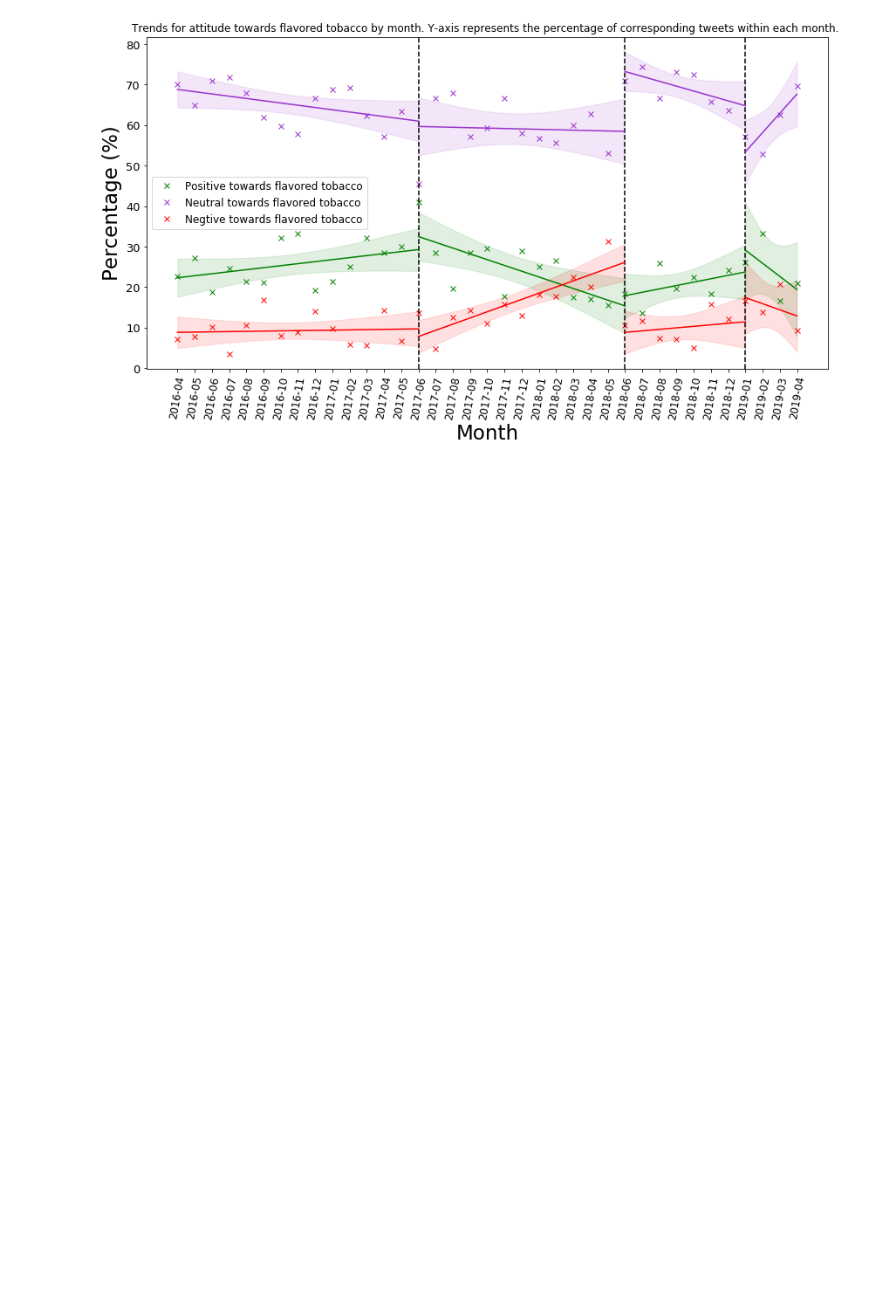
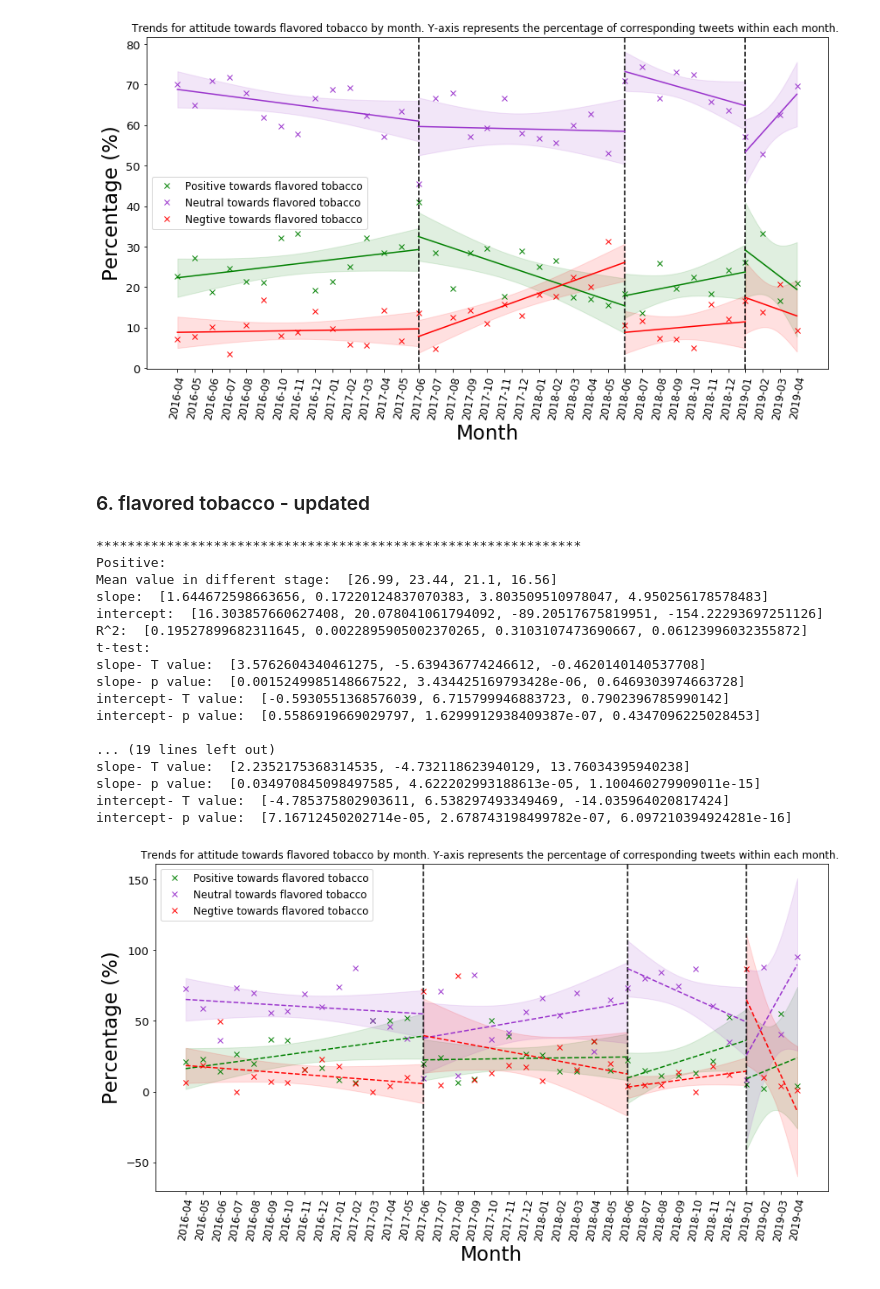
Before and after one commit to meettyj/Tobacco-on-Twitter, a Jupyter notebook: revision/figure_weight_sentiment_exp1.ipynb, the cells around one changed output. Drawn from its saved outputs; the diff is of its cells as text; code cells hidden in the pictures; blank space fills up the shorter version.

```diff
--- a/revision/figure_weight_sentiment_exp1.ipynb
+++ b/revision/figure_weight_sentiment_exp1.ipynb
@@ -517,3 +733,65 @@ slope- p value:  [2.4435072222287244e-12, 6.226195371683308e-07, 0.0011336595316
 intercept- T value:  [12.625575931221793, -2.700418225370891, -4.020279560897649]
 intercept- p value:  [4.333912335273308e-12, 0.011119183573122915, 0.0002943994001935337]
 [figure]
+# %% [markdown]
+### 6. flavored tobacco - updated
+# %%
+plt.figure(figsize=(14,7))
+
+# print(x)
+itemNum = len(x)
+# print(itemNum)
+
+plt.plot(x, proportion_flavored_tobacco_positive_weight_list, 'gx', label='Positive towards flavored tobacco')
+plt.plot(x, proportion_flavored_tobacco_neutral_weight_list, 'x', color='darkorchid', label='Neutral towards flavored tobacco')
+plt.plot(x, proportion_flavored_tobacco_negative_weight_list, 'rx', label='Negtive towards flavored tobacco')
+
+
+plt.legend()
+# plt.vlines(6, 0, 1, colors = "black", linestyles = "dashed")
+plt.axvline(14, hold=None,color='black',linestyle="--")
+# plt.annotate(s = 'Proposal', xy=(4,-0.3))
+plt.axvline(26, hold=None,color='black',linestyle="--")
+# plt.annotate(s = 'Approved', xy=(16,-0.3))
+plt.axvline(33, hold=None,color='black',linestyle="--")
+# plt.annotate(s = 'Enforcement ', xy=(23,-0.3))
+
+print('**************************************************************')
+print('Positive: ')
+drawRegressionLine_four_section(proportion_flavored_tobacco_positive_weight_list, color='g',linestyle="--")
+print()
+print('Neutral: ')
+drawRegressionLine_four_section(proportion_flavored_tobacco_neutral_weight_list, color='darkorchid',linestyle="--")
+print()
+print('Negative: ')
+drawRegressionLine_four_section(proportion_flavored_tobacco_negative_weight_list, color='r',linestyle="--")
+
+plt.rc('legend', fontsize=12)
+plt.rc('ytick', labelsize=13)
+plt.rc('xtick', labelsize=12)
+
+plt.xticks(rotation=80)
+plt.xlabel('Month', font_setting)
+plt.ylabel('Percentage (%)', font_setting)
+plt.title('Trends for attitude towards flavored tobacco by month. Y-axis represents the percentage of corresponding tweets within each month. ')
+# plt.figure(figsize=(40,1))
+plt.show()
+# %% [output]
+**************************************************************
+Positive:
+Mean value in different stage:  [26.99, 23.44, 21.1, 16.56]
+slope:  [1.644672598663656, 0.17220124837070383, 3.803509510978047, 4.950256178578483]
+intercept:  [16.303857660627408, 20.078041061794092, -89.20517675819951, -154.22293697251126]
+R^2:  [0.19527899682311645, 0.0022895905002370265, 0.3103107473690667, 0.06123996032355872]
+t-test:
+slope- T value:  [3.5762604340461275, -5.639436774246612, -0.4620140140537708]
+slope- p value:  [0.0015249985148667522, 3.434425169793428e-06, 0.6469303974663728]
+intercept- T value:  [-0.5930551368576039, 6.715799946883723, 0.7902396785990142]
+intercept- p value:  [0.5586919669029797, 1.6299912938409387e-07, 0.4347096225028453]
+
+... (19 lines left out)
+slope- T value:  [2.2352175368314535, -4.732118623940129, 13.76034395940238]
+slope- p value:  [0.034970845098497585, 4.622202993188613e-05, 1.100460279909011e-15]
+intercept- T value:  [-4.785375802903611, 6.538297493349469, -14.035964020817424]
+intercept- p value:  [7.16712450202714e-05, 2.678743198499782e-07, 6.097210394924281e-16]
+[figure, added]
```
Also changed, not shown: parts of 12 cells of this notebook, 3 other files.
